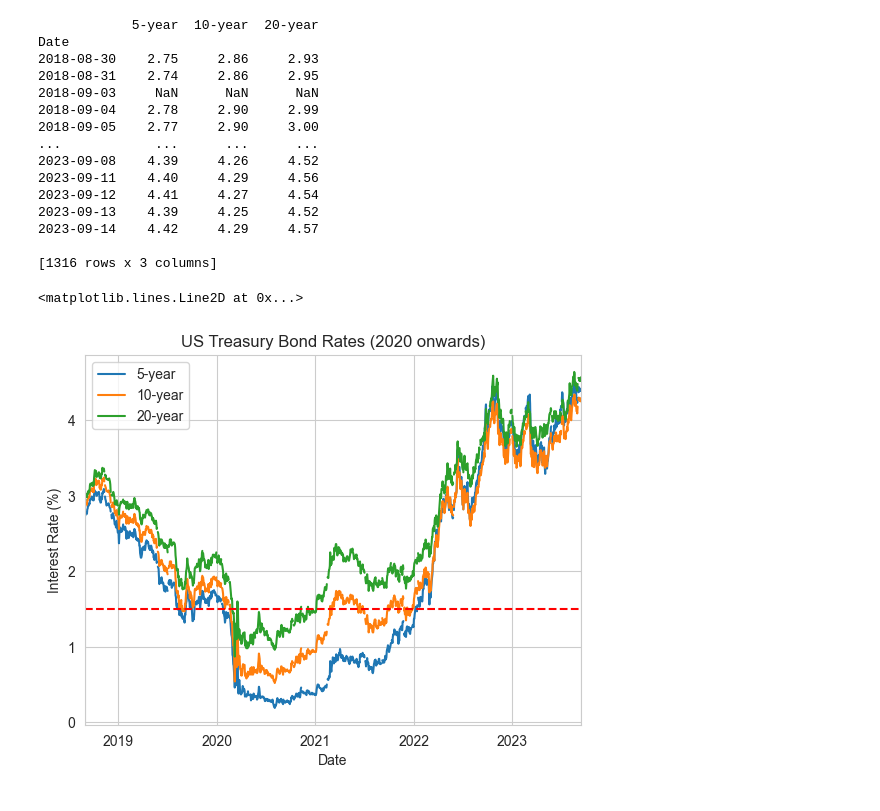
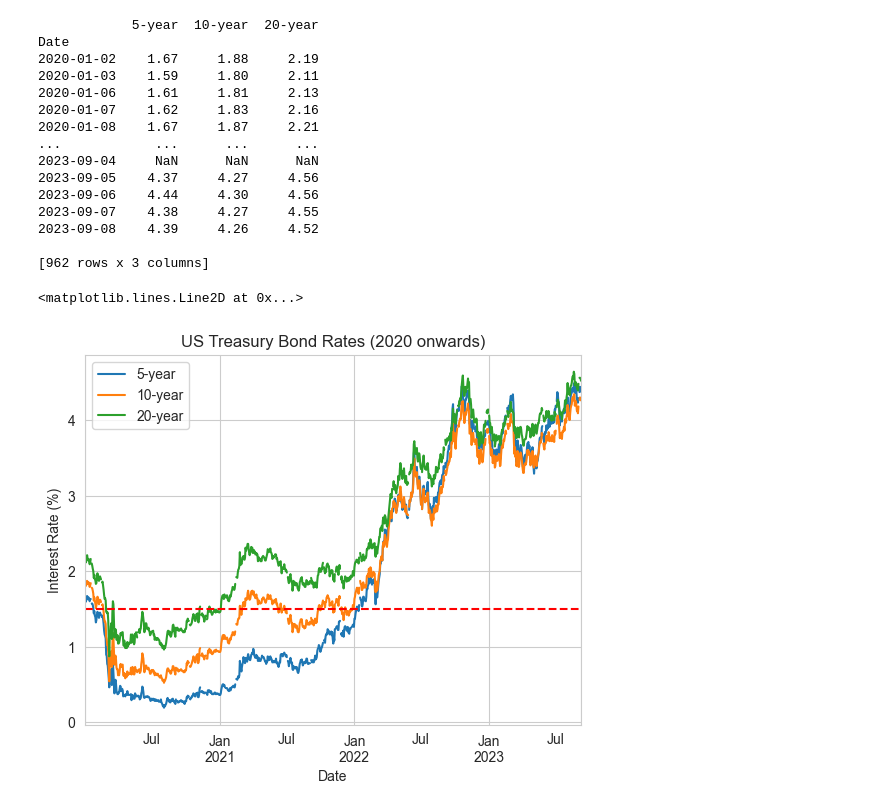
Before and after one commit to yss2333/stock, a Jupyter notebook: GHproject/GH project - py/sejun/경제지표데이터.ipynb, the cells around one changed output. Cells and saved outputs as stored; diff of their text form; code cells hidden in the pictures.

```diff
--- a/GHproject/GH project - py/sejun/경제지표데이터.ipynb
+++ b/GHproject/GH project - py/sejun/경제지표데이터.ipynb
@@ -34,10 +34,11 @@ Date
 
 [927 rows x 2 columns]
 # %%
-start = '2018-08-30'
+start = '2020-01-02'
+end = '2023-09-08'
 
 ## 미국 원달러 환율
-USD_KRX = fdr.DataReader('USD/KRW', start) # 미국 달러/ 한국 원(원달러)
+USD_KRX = fdr.DataReader('USD/KRW', start, end) # 미국 달러/ 한국 원(원달러)
 graph = USD_KRX.loc [:,'Close'].plot()
 graph.axhline(1050, ls='--', color='r') #1050선
 graph.axhline(1150, ls='--', color='r') # 1150선
@@ -65,34 +66,34 @@ from fredapi import Fred
 fred = Fred(api_key = '4c55d0ee6170369793707da4cba1b7be')
 # %%
 ## 미국 국채 금리 (20년, 10년, 5년, 1년)
-dgs5 = fred.get_series('DGS5', observation_start=start)
-dgs10 = fred.get_series('DGS10', observation_start=start)
-dgs20 = fred.get_series('DGS20', observation_start=start)
+dgs5 = fred.get_series('DGS5', observation_start=start, observation_end=end)
+dgs10 = fred.get_series('DGS10', observation_start=start, observation_end=end)
+dgs20 = fred.get_series('DGS20', observation_start=start, observation_end=end)
 
 DGS = pd.concat([dgs5, dgs10, dgs20], axis=1)
 DGS.columns = ['5-year', '10-year', '20-year']
 DGS.index.name = 'Date'
 print(DGS)
 graph = DGS.plot(title="US Treasury Bond Rates (2020 onwards)")
 graph.set_ylabel("Interest Rate (%)")
 graph.axhline(1.5, ls='--', color='r')
 # %% [output]
             5-year  10-year  20-year
 Date
-2018-08-30    2.75     2.86     2.93
-2018-08-31    2.74     2.86     2.95
-2018-09-03     NaN      NaN      NaN
-2018-09-04    2.78     2.90     2.99
-2018-09-05    2.77     2.90     3.00
+2020-01-02    1.67     1.88     2.19
+2020-01-03    1.59     1.80     2.11
+2020-01-06    1.61     1.81     2.13
+2020-01-07    1.62     1.83     2.16
+2020-01-08    1.67     1.87     2.21
 ...            ...      ...      ...
+2023-09-04     NaN      NaN      NaN
+2023-09-05    4.37     4.27     4.56
+2023-09-06    4.44     4.30     4.56
+2023-09-07    4.38     4.27     4.55
 2023-09-08    4.39     4.26     4.52
-2023-09-11    4.40     4.29     4.56
-2023-09-12    4.41     4.27     4.54
-2023-09-13    4.39     4.25     4.52
-2023-09-14    4.42     4.29     4.57
 
-[1316 rows x 3 columns]
+[962 rows x 3 columns]
 <matplotlib.lines.Line2D at 0x...>
-[figure, old version]
+[figure, new version]
 # %%
 # 미국 장단기 금리차 | 금리차가 0에 가까워지거나 음수가 되면 (인버전), 이는 종종 경제의 둔화 또는 경기침체를 앞두고 있다는 시장의 예상을 반영하는 것
```
Also changed, not shown: parts of 10 cells of this notebook, 1 other file.
